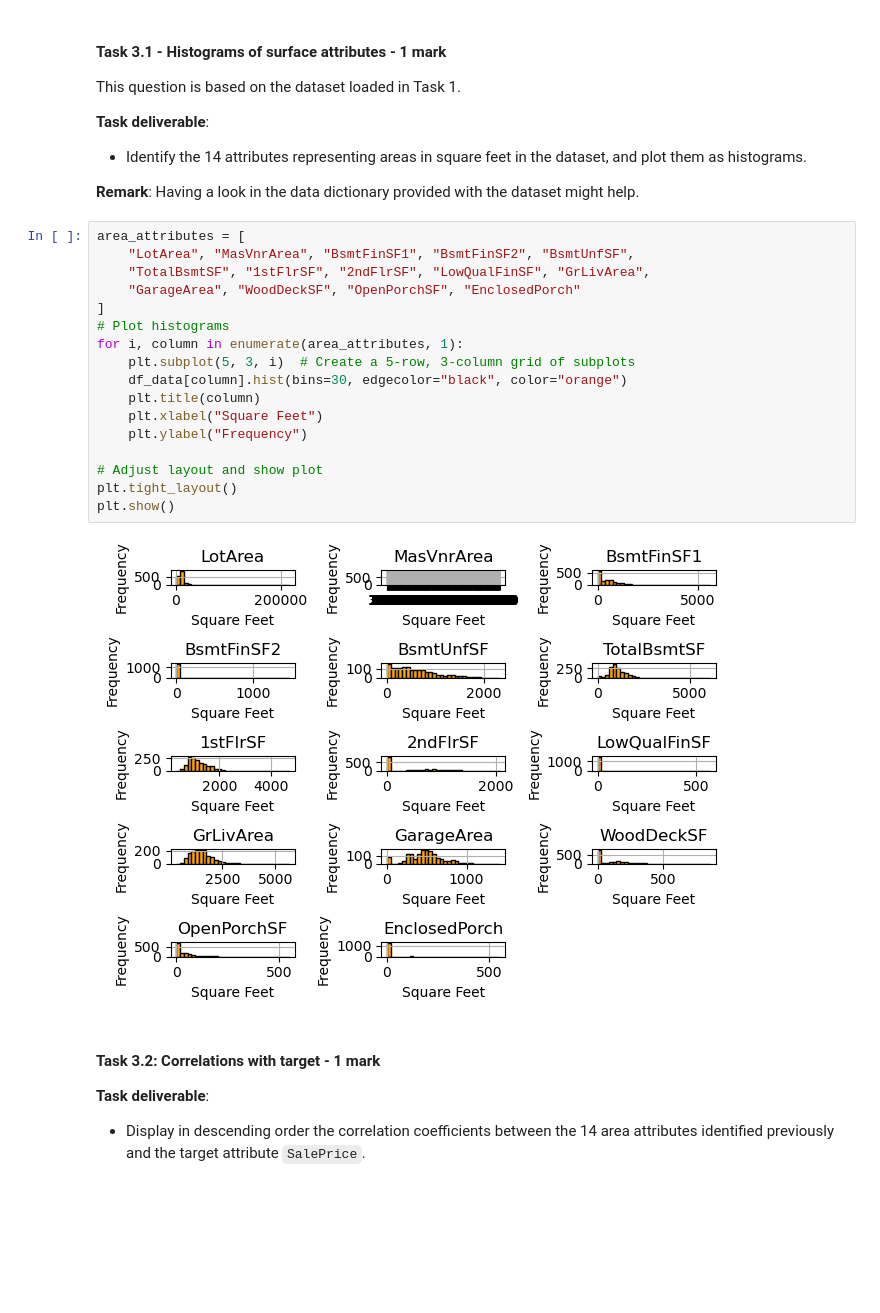
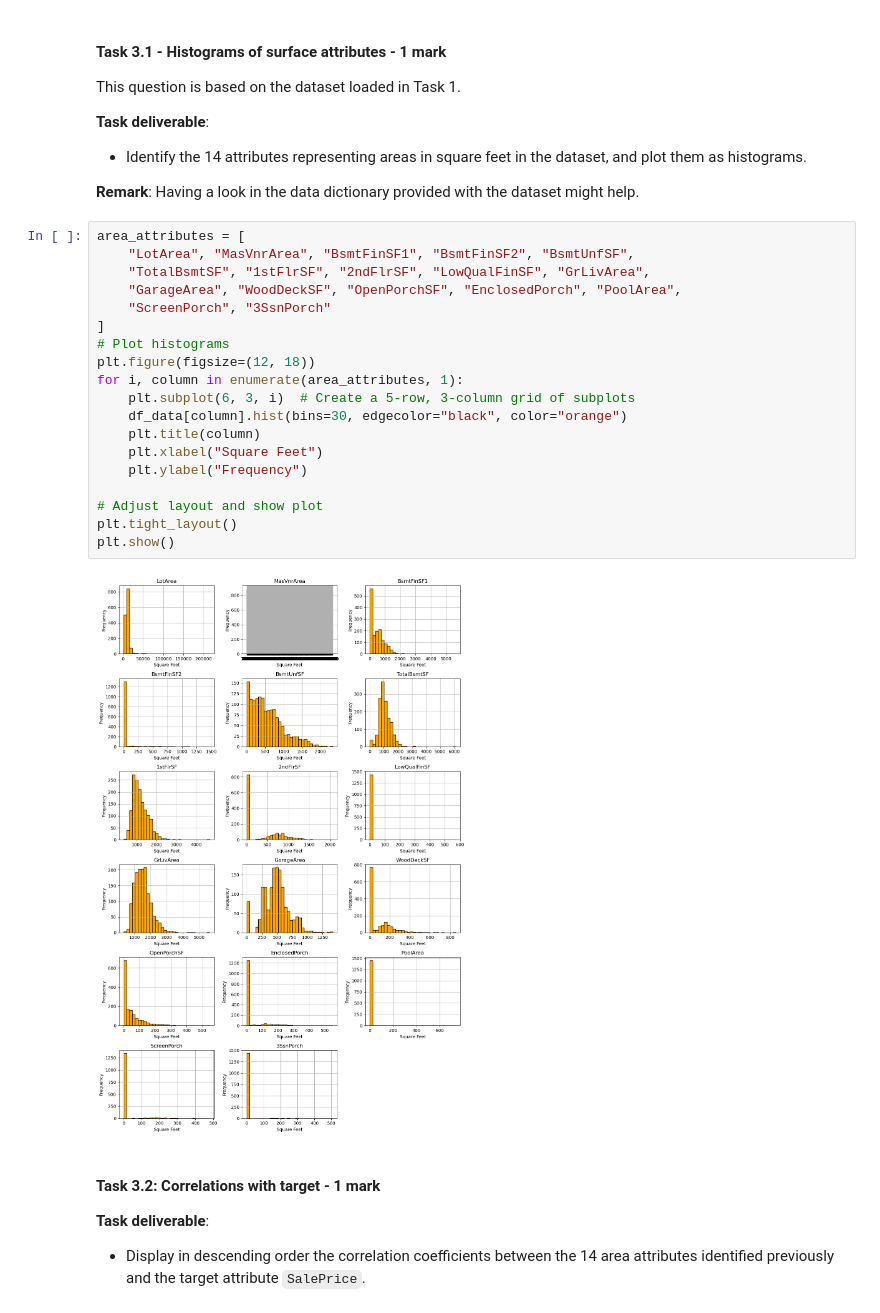
Before and after one commit to hanshuang1997/Compsci-714-WIP, a Jupyter notebook: A1_Notebook_train_submit_version.ipynb, the cells around one changed output. Cells and saved outputs as stored; diff of their text form; blank space fills up the shorter version.

```diff
--- a/A1_Notebook_train_submit_version.ipynb
+++ b/A1_Notebook_train_submit_version.ipynb
@@ -97,22 +97,24 @@ This question is based on the dataset loaded in Task 1.
 # %%
 area_attributes = [
     "LotArea", "MasVnrArea", "BsmtFinSF1", "BsmtFinSF2", "BsmtUnfSF",
     "TotalBsmtSF", "1stFlrSF", "2ndFlrSF", "LowQualFinSF", "GrLivArea",
-    "GarageArea", "WoodDeckSF", "OpenPorchSF", "EnclosedPorch"
+    "GarageArea", "WoodDeckSF", "OpenPorchSF", "EnclosedPorch", "PoolArea",
+    "ScreenPorch", "3SsnPorch"
 ]
 # Plot histograms
+plt.figure(figsize=(12, 18))
 for i, column in enumerate(area_attributes, 1):
-    plt.subplot(5, 3, i)  # Create a 5-row, 3-column grid of subplots
+    plt.subplot(6, 3, i)  # Create a 5-row, 3-column grid of subplots
     df_data[column].hist(bins=30, edgecolor="black", color="orange")
     plt.title(column)
     plt.xlabel("Square Feet")
     plt.ylabel("Frequency")
 
 # Adjust layout and show plot
 plt.tight_layout()
 plt.show()
 # %% [output]
-[figure, old version]
+[figure, new version]
 # %% [markdown]
 #### **Task 3.2: Correlations with target** - 1 mark
 **Task deliverable**:
```
Also changed, not shown: parts of 10 cells of this notebook.
